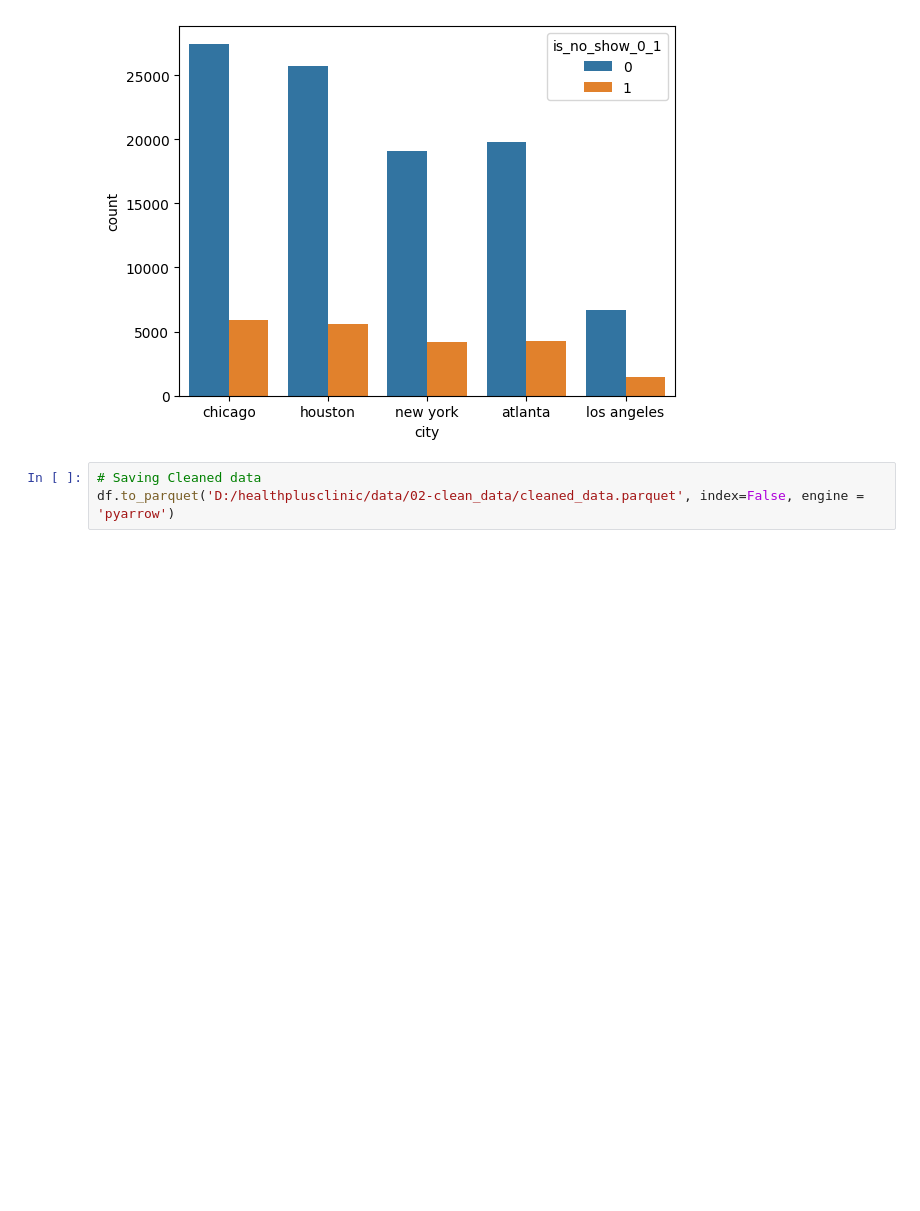
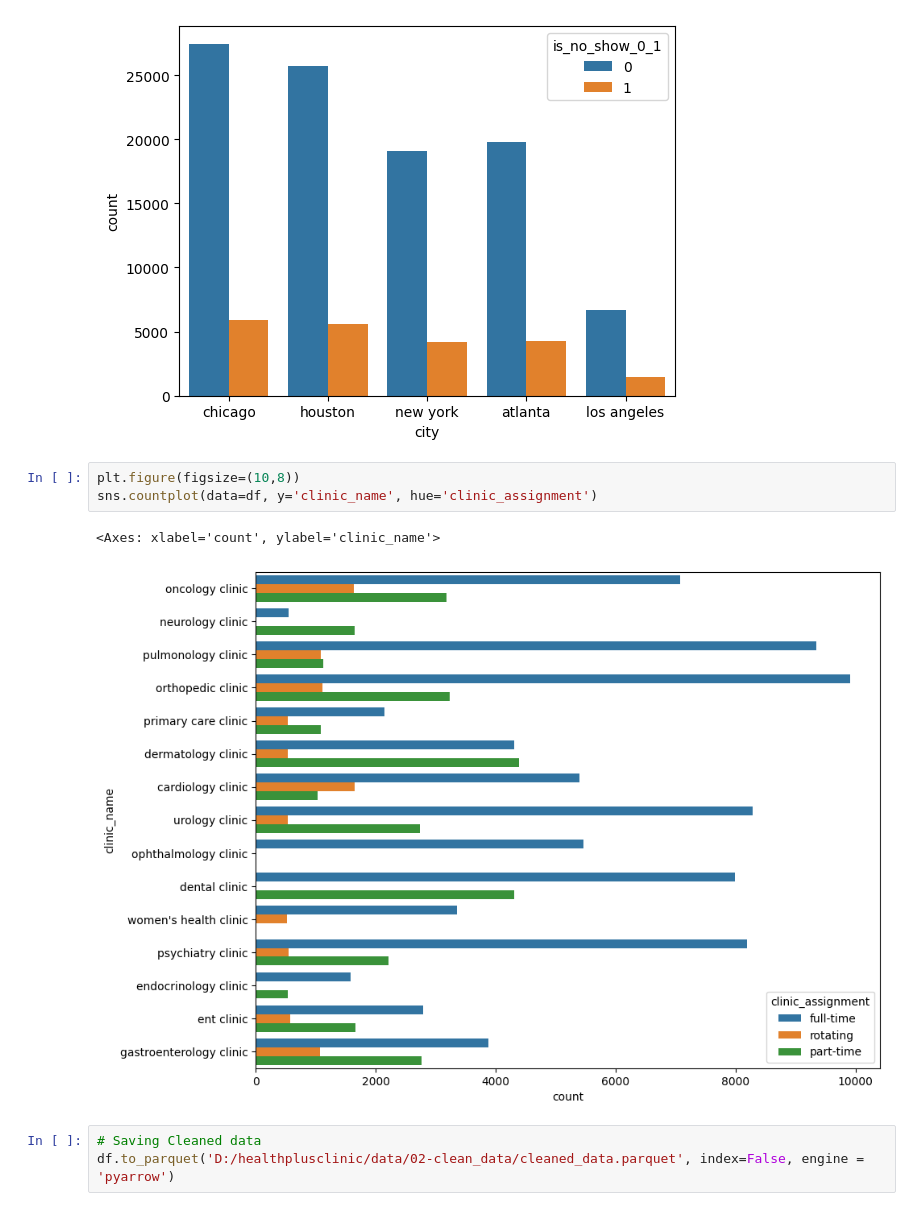
Before and after one commit to ssunuwar33/healthplusclinic, a Jupyter notebook: notebooks/01_eda.ipynb, the cells around one changed output. Cells and saved outputs as stored; diff of their text form; blank space fills up the shorter version.

```diff
--- a/notebooks/01_eda.ipynb
+++ b/notebooks/01_eda.ipynb
@@ -314,6 +314,12 @@ sns.countplot(data=df,x='city', hue='is_no_show_0_1')
 # %% [output]
 <Axes: xlabel='city', ylabel='count'>
 [figure]
+# %%
+plt.figure(figsize=(10,8))
+sns.countplot(data=df, y='clinic_name', hue='clinic_assignment')
+# %% [output]
+<Axes: xlabel='count', ylabel='clinic_name'>
+[figure, added]
 # %%
 # Saving Cleaned data
 df.to_parquet('D:/healthplusclinic/data/02-clean_data/cleaned_data.parquet', index=False, engine = 'pyarrow')
```
Also changed, not shown: 3 other files.
